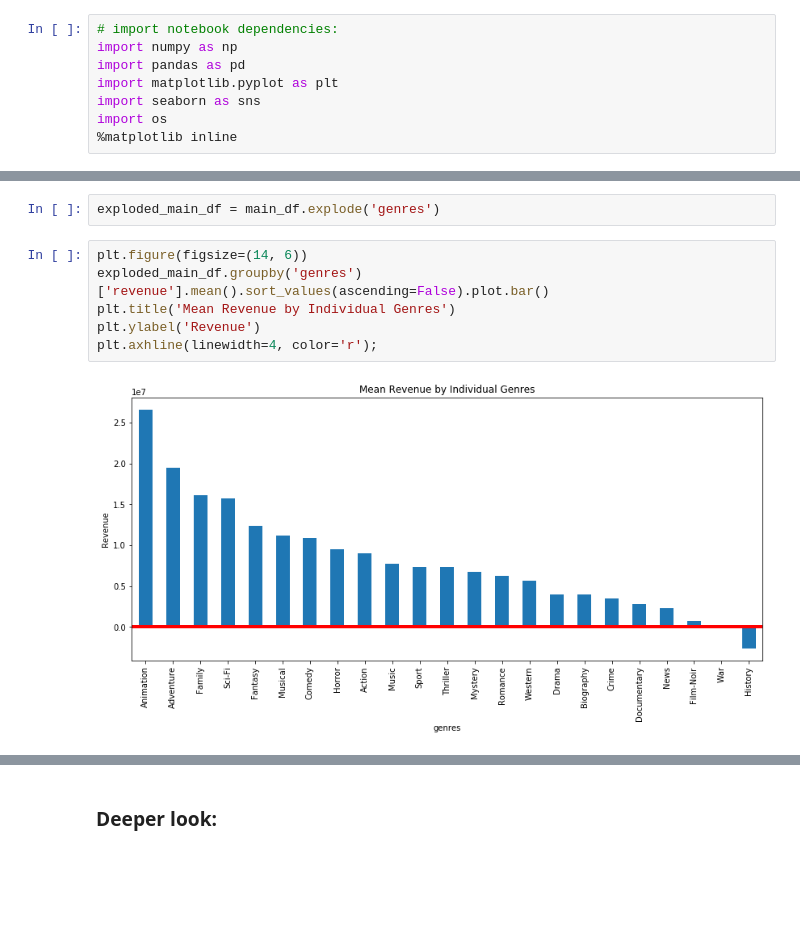
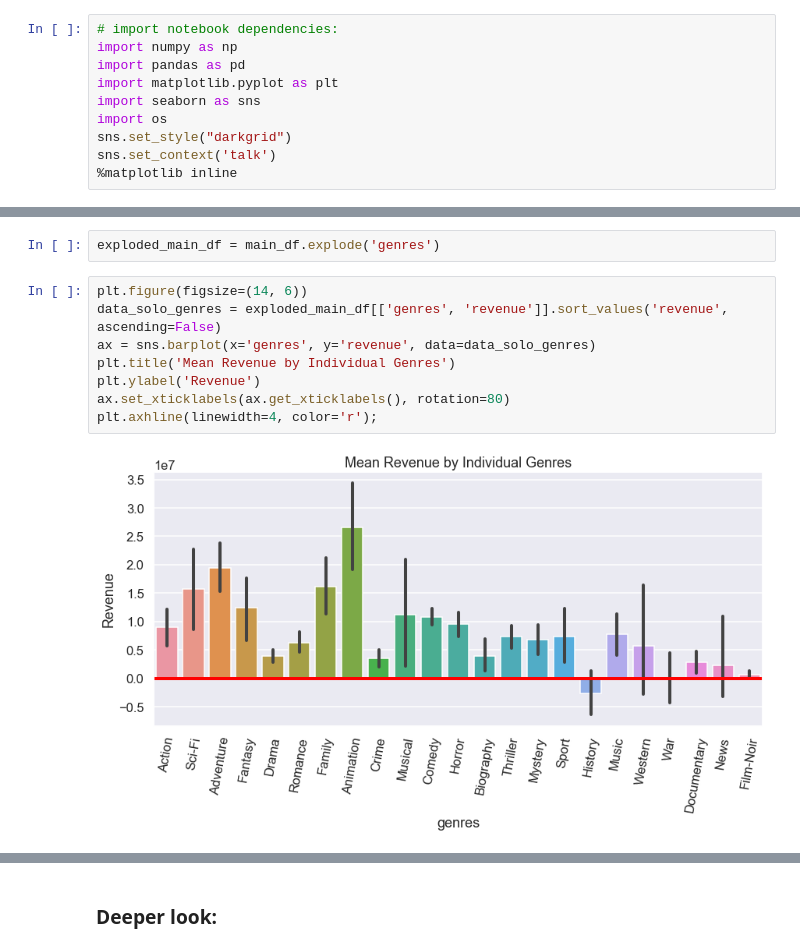
Before and after one commit to jneums/movie-analysis, a Jupyter notebook: notebooks/eda.ipynb, the cells around one changed output, grey strips where cells are left out. Cells and saved outputs as stored; diff of their text form; blank space fills up the shorter version.

```diff
--- a/notebooks/eda.ipynb
+++ b/notebooks/eda.ipynb
@@ -16,6 +15,8 @@ import pandas as pd
 import matplotlib.pyplot as plt
 import seaborn as sns
 import os
+sns.set_style("darkgrid")
+sns.set_context('talk')
 %matplotlib inline
 # %% [markdown]
 ## 1. Which genres generate the most revenue:
@@ -110,12 +99,14 @@ main_df['genres'] = main_df['genres'].str.split(',')
 exploded_main_df = main_df.explode('genres')
 # %%
 plt.figure(figsize=(14, 6))
-exploded_main_df.groupby('genres')['revenue'].mean().sort_values(ascending=False).plot.bar()
+data_solo_genres = exploded_main_df[['genres', 'revenue']].sort_values('revenue', ascending=False)
+ax = sns.barplot(x='genres', y='revenue', data=data_solo_genres)
 plt.title('Mean Revenue by Individual Genres')
 plt.ylabel('Revenue')
+ax.set_xticklabels(ax.get_xticklabels(), rotation=80)
 plt.axhline(linewidth=4, color='r');
 # %% [output]
-[figure, old version]
+[figure, new version]
 # %%
 fig = plt.figure(figsize=(15, 6))
 
```
Also changed, not shown: parts of 43 cells of this notebook, 9 other files.
